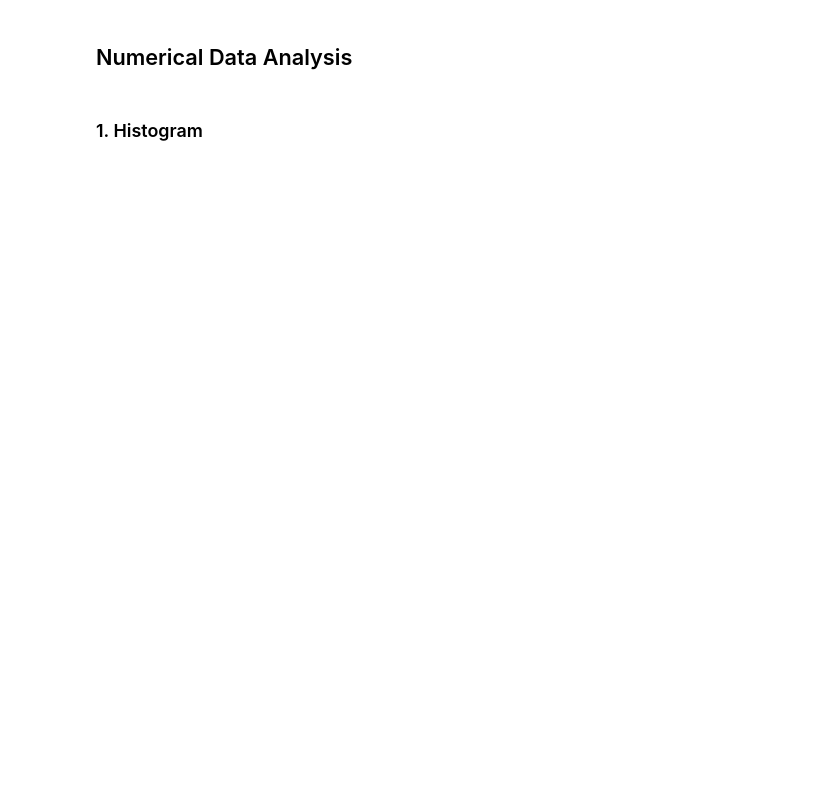
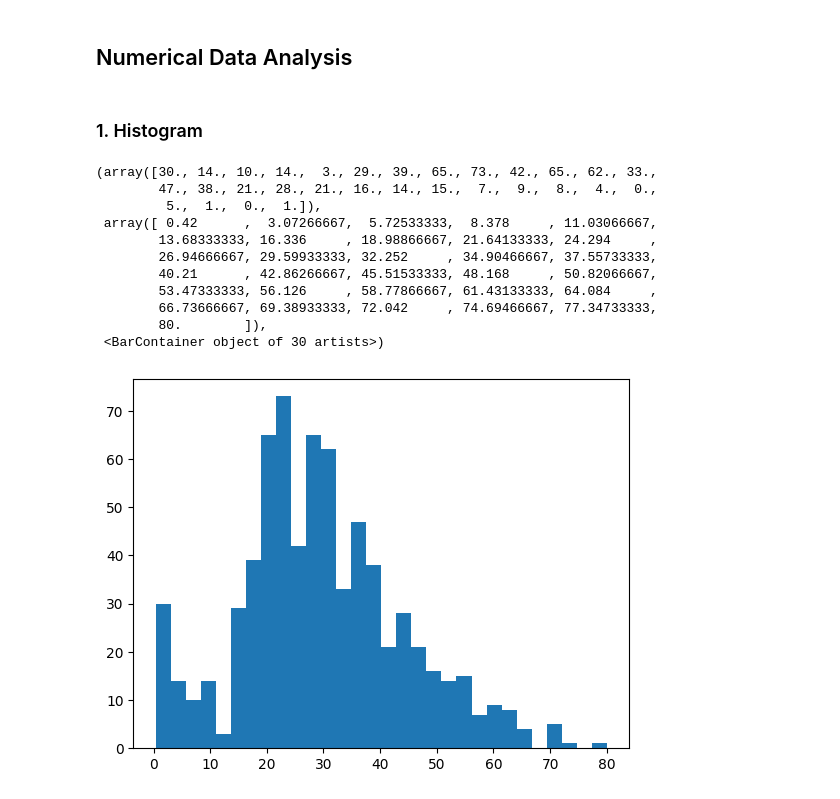
Before and after one commit to HarshdeepMishra/machine-learning-playground, a Jupyter notebook: EDA/UnivariateAnalysis.ipynb, the cells around one changed output. Cells and saved outputs as stored; diff of their text form; code cells hidden in the pictures; blank space fills up the shorter version.

```diff
--- a/EDA/UnivariateAnalysis.ipynb
+++ b/EDA/UnivariateAnalysis.ipynb
@@ -40,3 +40,18 @@ df['Survived'].value_counts().plot(kind='pie', autopct = '%.2f')
 ## Numerical Data Analysis
 # %% [markdown]
 ### 1. Histogram
+# %%
+plt.hist(df['Age'], bins=30)
+# %% [output]
+(array([30., 14., 10., 14.,  3., 29., 39., 65., 73., 42., 65., 62., 33.,
+        47., 38., 21., 28., 21., 16., 14., 15.,  7.,  9.,  8.,  4.,  0.,
+         5.,  1.,  0.,  1.]),
+ array([ 0.42      ,  3.07266667,  5.72533333,  8.378     , 11.03066667,
+        13.68333333, 16.336     , 18.98866667, 21.64133333, 24.294     ,
+        26.94666667, 29.59933333, 32.252     , 34.90466667, 37.55733333,
+        40.21      , 42.86266667, 45.51533333, 48.168     , 50.82066667,
+        53.47333333, 56.126     , 58.77866667, 61.43133333, 64.084     ,
+        66.73666667, 69.38933333, 72.042     , 74.69466667, 77.34733333,
+        80.        ]),
+ <BarContainer object of 30 artists>)
+[figure, added]
```
Also changed, not shown: parts of 4 cells of this notebook.
